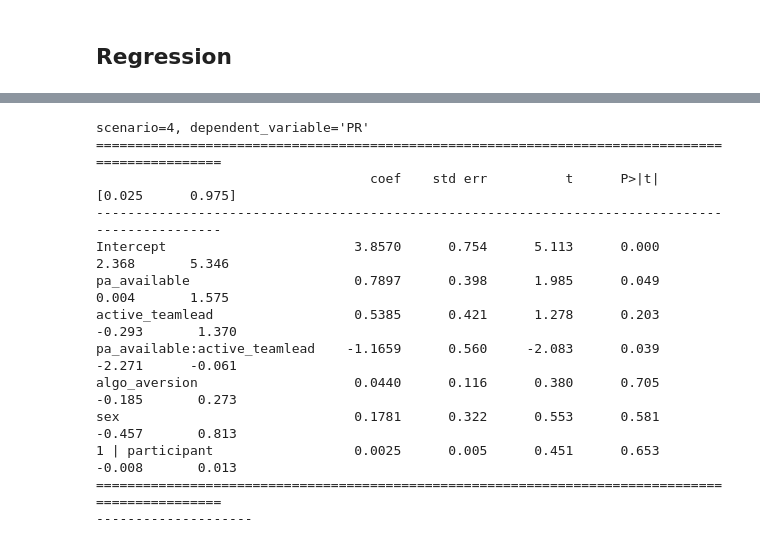
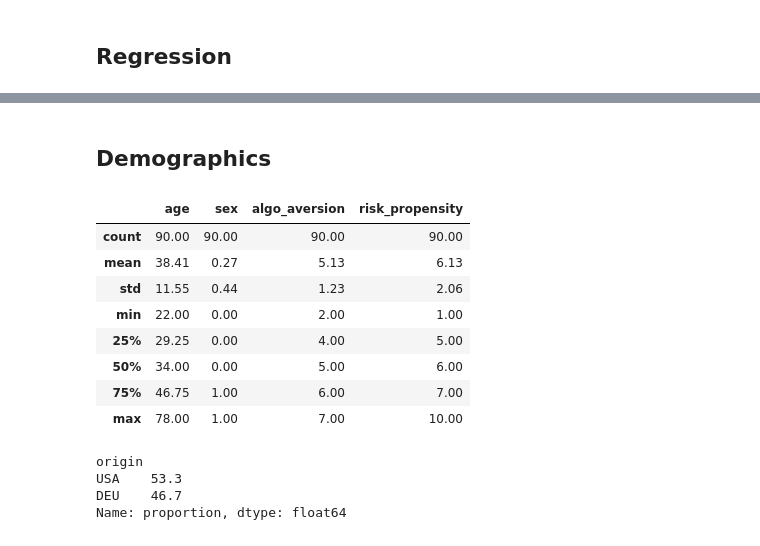
Before and after one commit to FlavourDave92/pa-leadership-survey, a Jupyter notebook: analysis/notebooks/analysis.ipynb, the cells around one changed output, grey strips where cells are left out. Cells and saved outputs as stored; diff of their text form; code cells hidden in the pictures.

```diff
--- a/analysis/notebooks/analysis.ipynb
+++ b/analysis/notebooks/analysis.ipynb
@@ -432,35 +593 @@ with open("reg_tables.html", "w") as outfile:
     outfile.write(stargazer.render_html())
-# %%
-for scenario in range(1, 5):
-    for dependent_variable in ["PR"]:
-        regression_df = get_regression_df(scenario, dependent_variable)
-
-        mod = smf.ols(
-            formula=f"{dependent_variable} ~  pa_available * active_teamlead + algo_aversion + sex + 1|participant",
-            data=regression_df,
-        )
-        res = mod.fit()
-        if (
-            min(
-                res.pvalues["pa_available"],
-                res.pvalues["pa_available:active_teamlead"],
-            )
-            < 0.05
-        ):
-            print(f"{scenario=}, {dependent_variable=}")
-            print(res.summary().tables[1])
-            print(20 * "-")
-# %% [output]
-scenario=4, dependent_variable='PR'
-================================================================================================
-                                   coef    std err          t      P>|t|      [0.025      0.975]
-------------------------------------------------------------------------------------------------
-Intercept                        3.8570      0.754      5.113      0.000       2.368       5.346
-pa_available                     0.7897      0.398      1.985      0.049       0.004       1.575
-active_teamlead                  0.5385      0.421      1.278      0.203      -0.293       1.370
-pa_available:active_teamlead    -1.1659      0.560     -2.083      0.039      -2.271      -0.061
-algo_aversion                    0.0440      0.116      0.380      0.705      -0.185       0.273
-sex                              0.1781      0.322      0.553      0.581      -0.457       0.813
-1 | participant                  0.0025      0.005      0.451      0.653      -0.008       0.013
-================================================================================================
---------------------
@@ -466,0 +648,21 @@ sex                              0.1781      0.322      0.553      0.581      -0
+# %% [markdown]
+## Demographics
+# %%
+data_all[["age", "sex", "algo_aversion", "risk_propensity"]].describe().round(2)
+# %% [output]
+|  | age | sex | algo_aversion | risk_propensity |
+| count | 90.00 | 90.00 | 90.00 | 90.00 |
+| mean | 38.41 | 0.27 | 5.13 | 6.13 |
+| std | 11.55 | 0.44 | 1.23 | 2.06 |
+| min | 22.00 | 0.00 | 2.00 | 1.00 |
+| 25% | 29.25 | 0.00 | 4.00 | 5.00 |
+| 50% | 34.00 | 0.00 | 5.00 | 6.00 |
+| 75% | 46.75 | 1.00 | 6.00 | 7.00 |
+| max | 78.00 | 1.00 | 7.00 | 10.00 |
+# %%
+data_all.origin.value_counts(normalize=True).mul(100).round(1)
+# %% [output]
+origin
+USA    53.3
+DEU    46.7
+Name: proportion, dtype: float64
```
Also changed, not shown: parts of 14 cells of this notebook, 9 other files.
